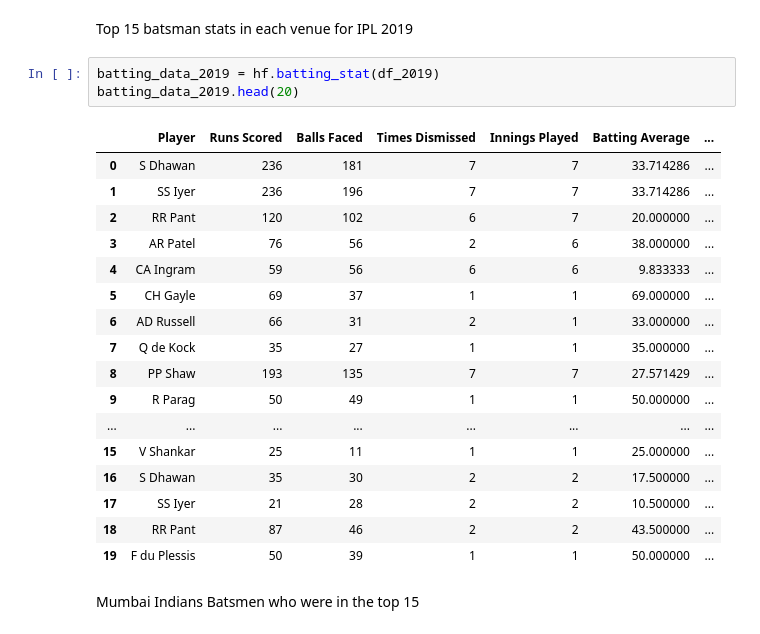
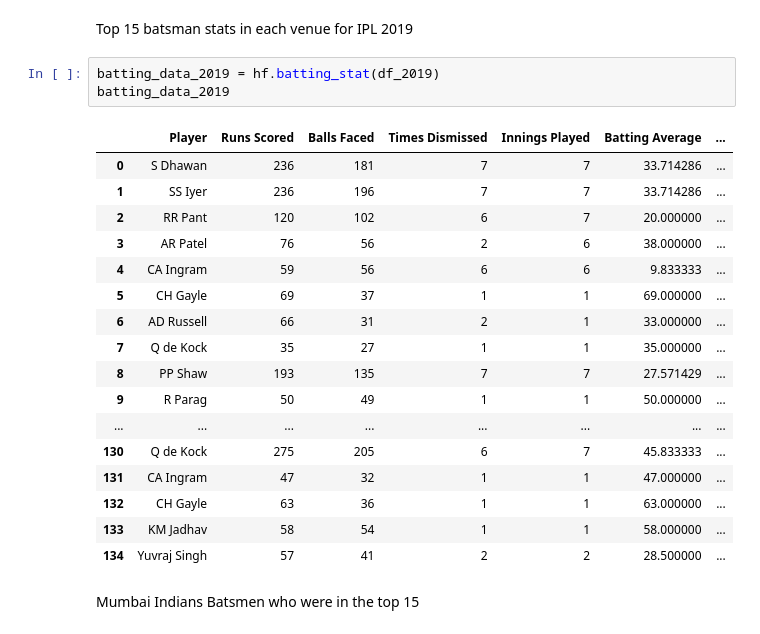
Before and after one commit to Venkat3103/2022Fall_projects, a Jupyter notebook: Hypothesis_2_v2.ipynb, the cells around one changed output. Saved outputs shown, nothing was run; the diff lists cells and outputs as text.

```diff
--- a/Hypothesis_2_v2.ipynb
+++ b/Hypothesis_2_v2.ipynb
@@ -352,25 +354,25 @@ batting_data_2019.head(20)
 Top 15 batsman stats in each venue for IPL 2019
 # %%
 batting_data_2019 = hf.batting_stat(df_2019)
-batting_data_2019.head(20)
+batting_data_2019
 # %% [output]
 |  | Player | Runs Scored | Balls Faced | Times Dismissed | Innings Played | Batting Average | ... |
 | 0 | S Dhawan | 236 | 181 | 7 | 7 | 33.714286 | ... |
 | 1 | SS Iyer | 236 | 196 | 7 | 7 | 33.714286 | ... |
 | 2 | RR Pant | 120 | 102 | 6 | 7 | 20.000000 | ... |
 | 3 | AR Patel | 76 | 56 | 2 | 6 | 38.000000 | ... |
 | 4 | CA Ingram | 59 | 56 | 6 | 6 | 9.833333 | ... |
 | 5 | CH Gayle | 69 | 37 | 1 | 1 | 69.000000 | ... |
 | 6 | AD Russell | 66 | 31 | 2 | 1 | 33.000000 | ... |
 | 7 | Q de Kock | 35 | 27 | 1 | 1 | 35.000000 | ... |
 | 8 | PP Shaw | 193 | 135 | 7 | 7 | 27.571429 | ... |
 | 9 | R Parag | 50 | 49 | 1 | 1 | 50.000000 | ... |
 | ... | ... | ... | ... | ... | ... | ... | ... |
-| 15 | V Shankar | 25 | 11 | 1 | 1 | 25.000000 | ... |
-| 16 | S Dhawan | 35 | 30 | 2 | 2 | 17.500000 | ... |
-| 17 | SS Iyer | 21 | 28 | 2 | 2 | 10.500000 | ... |
-| 18 | RR Pant | 87 | 46 | 2 | 2 | 43.500000 | ... |
-| 19 | F du Plessis | 50 | 39 | 1 | 1 | 50.000000 | ... |
+| 130 | Q de Kock | 275 | 205 | 6 | 7 | 45.833333 | ... |
+| 131 | CA Ingram | 47 | 32 | 1 | 1 | 47.000000 | ... |
+| 132 | CH Gayle | 63 | 36 | 1 | 1 | 63.000000 | ... |
+| 133 | KM Jadhav | 58 | 54 | 1 | 1 | 58.000000 | ... |
+| 134 | Yuvraj Singh | 57 | 41 | 2 | 2 | 28.500000 | ... |
 # %% [markdown]
 Mumbai Indians Batsmen who were in the top 15
 # %%
```
Also changed, not shown: parts of 3 cells of this notebook.
